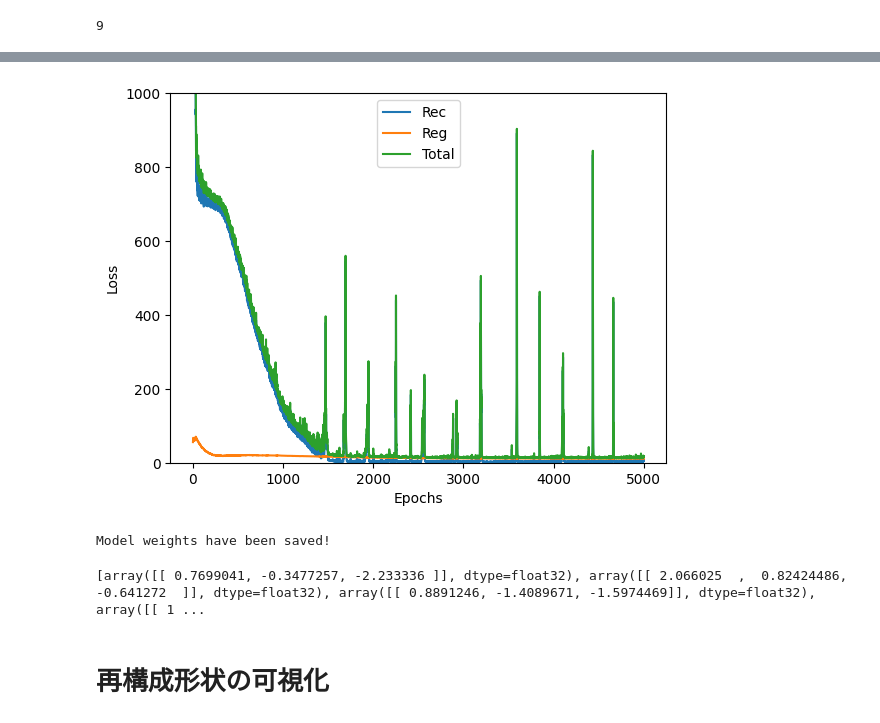
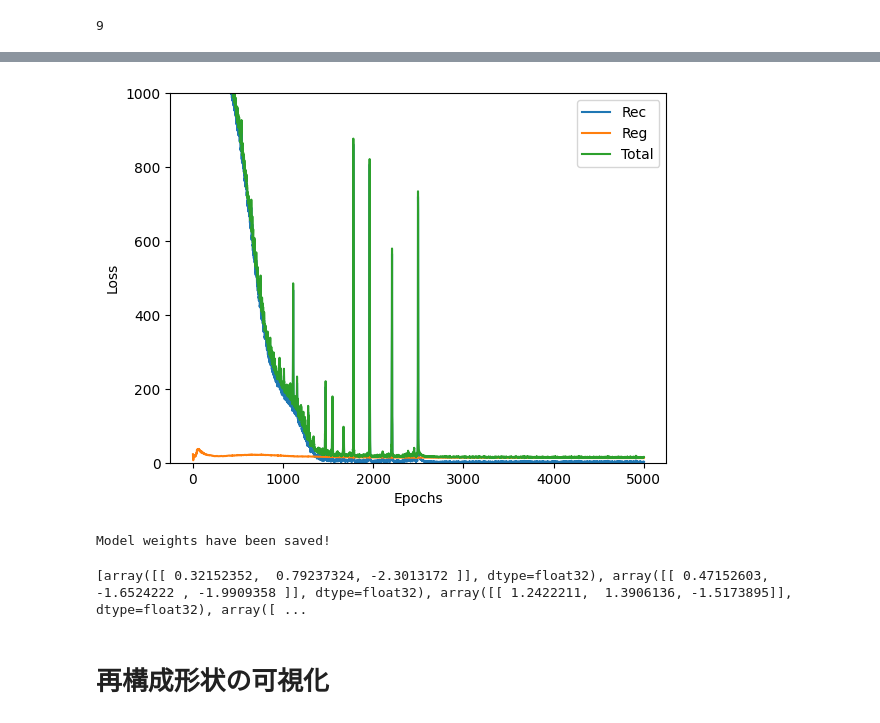
Before and after one commit to Ssurf777/VAEforPointCloud, a Jupyter notebook: main_for_MoGVAE_v2_(MSE+CD).ipynb, the cells around one changed output, grey strips where cells are left out. Cells and saved outputs as stored; diff of their text form; code cells hidden in the pictures.

```diff
--- a/main_for_MoGVAE_v2_(MSE+CD).ipynb
+++ b/main_for_MoGVAE_v2_(MSE+CD).ipynb
@@ -122,6 +118,9 @@ num_points = 5000
 n_z = 3  # 潜在次元
 model = MoGVAE(num_points=5000, n_z=3, n_components=2).to(device)
 optimizer = torch.optim.Adam(model.parameters(), lr=1e-5)
+scheduler = torch.optim.lr_scheduler.MultiStepLR(optimizer, milestones=[2500], gamma=0.1)
+
+
 cd_error_record = []
 rec_error_record = []
 reg_error_record = []
@@ -134,6 +133,7 @@ for i in range(epochs):
     loss_cd = 0
     loss_reg = 0
     loss_total = 0
+    scheduler.step()  # エポックごとにスケジューラを更新
 
     for k, (x,) in enumerate(data_loader):
         #print(f"shape of x: {x.shape}")
@@ -143,10 +143,10 @@ for i in range(epochs):
         # VAEの出力と損失計算
         y, z = model(x)
         lrec, lcd, lreg = model.loss2(y, x)
-        loss = 0.6 * lrec + 0.4 * lcd + lreg
+        loss = 1.0 * lrec + 1.0 * lcd + lreg
 
-        loss_cd += 0.4 * lcd.item()
-        loss_rec += 0.6 * lrec.item()
+        loss_cd += 1.0 * lcd.item()
+        loss_rec += 1.0 * lrec.item()
         loss_reg += lreg.item()
         loss_total += loss.item()
 
@@ -200,17 +200,17 @@ z_list saved with shape: (9, 1, 3)
 # %%
 # 損失の可視化
 visualize_loss(rec_error_record, reg_error_record, total_error_record)
 
 # モデル保存
-torch.save(model.state_dict(), '/content/drive/MyDrive/chair/MoGVAE_Np5000_MSE+CD2_0224.pth')
+torch.save(model.state_dict(), '/content/drive/MyDrive/chair/MoGVAE_Np5000_MSE+CD2_0225.pth')
 print("Model weights have been saved!")
 # %% [output]
-[figure, old version]
+[figure, new version]
 Model weights have been saved!
 # %%
 print(z_list) # z mu logvar
 # %% [output]
-[array([[ 0.7699041, -0.3477257, -2.233336 ]], dtype=float32), array([[ 2.066025  ,  0.82424486, -0.641272  ]], dtype=float32), array([[ 0.8891246, -1.4089671, -1.5974469]], dtype=float32), array([[ 1 ...
+[array([[ 0.32152352,  0.79237324, -2.3013172 ]], dtype=float32), array([[ 0.47152603, -1.6524222 , -1.9909358 ]], dtype=float32), array([[ 1.2422211,  1.3906136, -1.5173895]], dtype=float32), array([ ...
 # %% [markdown]
 # 再構成形状の可視化
 # %%
```
Also changed, not shown: parts of 6 cells of this notebook.
